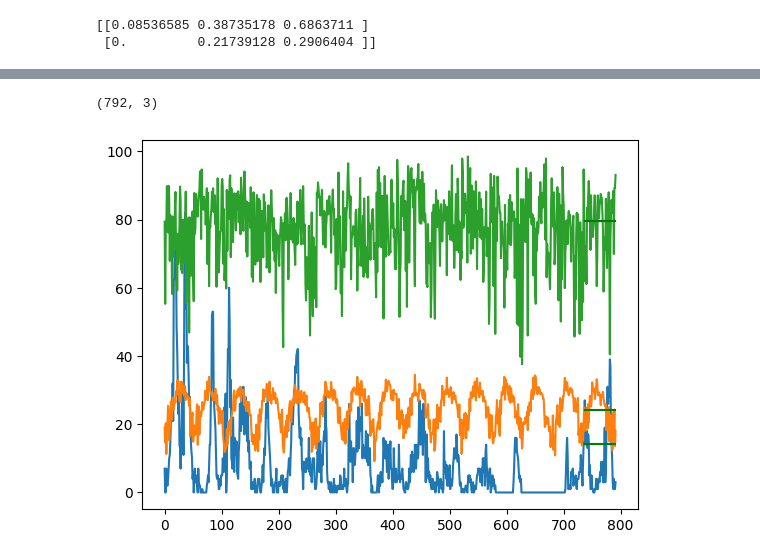
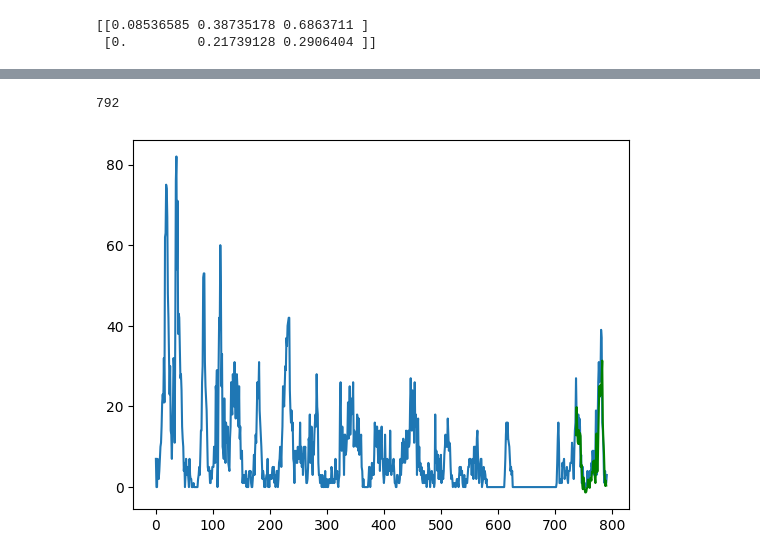
Before and after one commit to meonghiem/GR3, a Jupyter notebook: src/LSTM.ipynb, the cells around one changed output, grey strips where cells are left out. Cells and saved outputs as stored; diff of their text form; code cells hidden in the pictures.

```diff
--- a/src/LSTM.ipynb
+++ b/src/LSTM.ipynb
@@ -88,13 +87,16 @@ Test Score: 6.81 RMSE
+# %%
+print(len(dataset))
+# %% [output]
+792
 # %%
 import matplotlib.pyplot as plt
-testPredictPlot = np.empty_like(dataset)
-testPredictPlot[:, :] = np.nan
-testPredictPlot[len(trainX)+(look_back*2)+1:len(dataset)-1, :] = testPredict[0]
-plt.plot(scaler.inverse_transform(dataset))
-print(testPredictPlot.shape)
+# (x,3)
+testPredictPlot = np.empty([dataset.shape[0]])
+testPredictPlot[:] = np.nan
+testPredictPlot[len(trainX)+(look_back*2)+1:len(dataset)-1] = testPredict[:,0].reshape(-1)
+plt.plot(scaler.inverse_transform(dataset)[:,0].reshape(-1))
 plt.plot(testPredictPlot, color = 'green')
 plt.show()
 # %% [output]
-(792, 3)
-[figure, old version]
+[figure, new version]
 # %%
```
Also changed, not shown: parts of 4 cells of this notebook, 2 other files.
